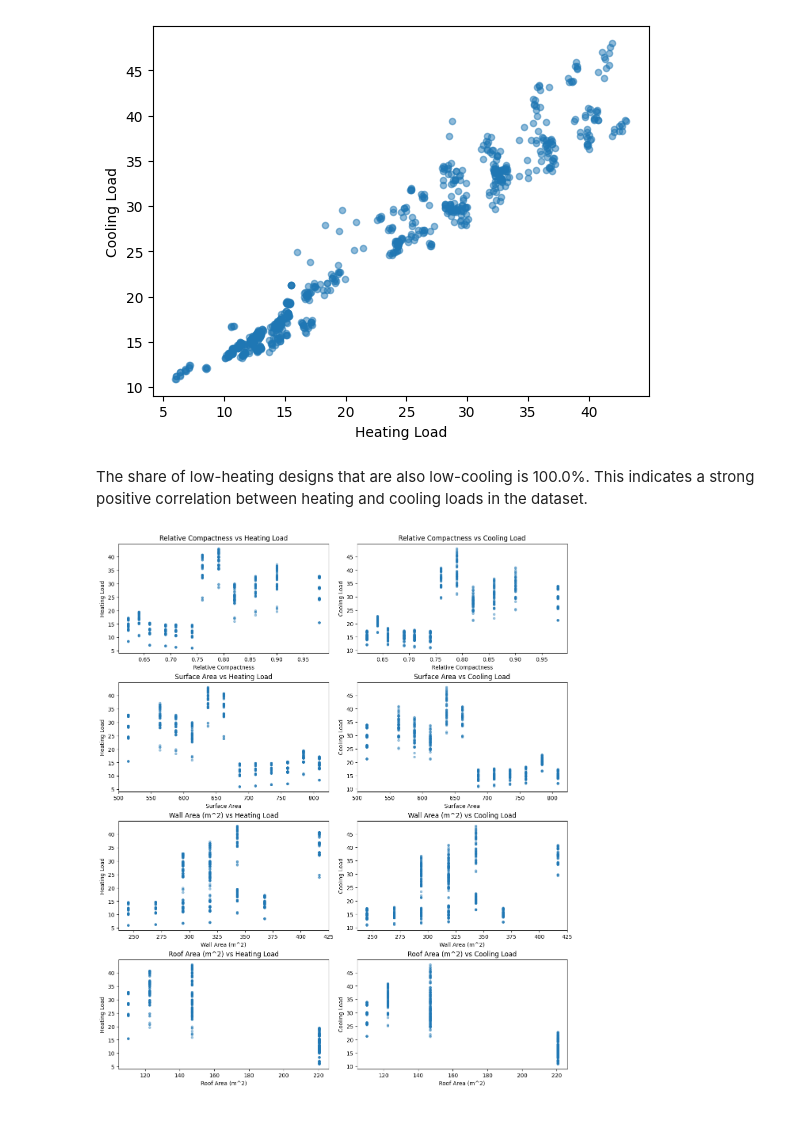
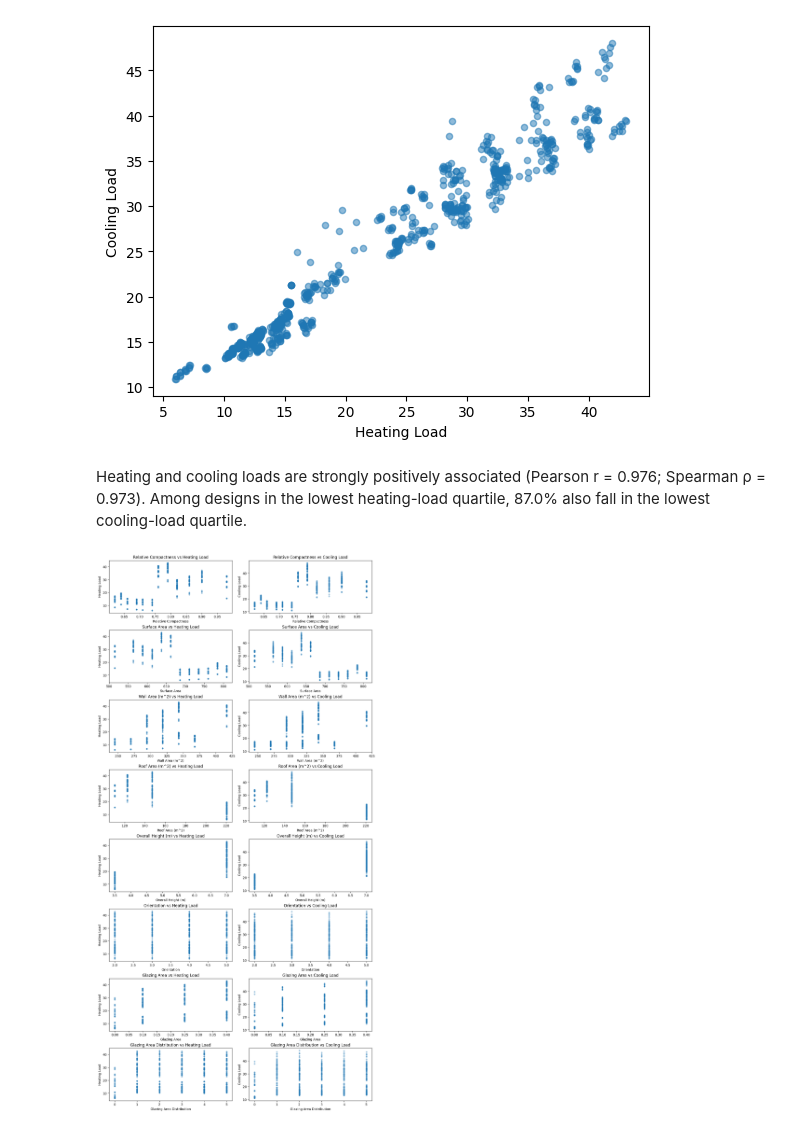
Before and after one commit to Ahmed-Honorbound/DS_Final_Project, a Jupyter notebook: processing.ipynb, the cells around one changed output. Saved outputs shown, nothing was run; the diff lists cells and outputs as text; code cells hidden in the pictures.

```diff
--- a/processing.ipynb
+++ b/processing.ipynb
@@ -26,7 +26,7 @@ df.rename(columns={'X1':'Relative Compactness',
                     'X4':'Roof Area (m^2)',
                     'X5':'Overall Height (m)',
                     'X6':'Orientation',
-                    'X7':'Glazing Area (m^2)',
+                    'X7':'Glazing Area',
                     'X8':'Glazing Area Distribution',
                     'Y1':'Heating Load',
                     'Y2':'Cooling Load'},
@@ -184,31 +166,34 @@ print(
 | Cooling Load | 0.972689 | 1.000000 |
 Share of low-heating designs also low-cooling: 87.0%
 [figure]
-# %% [markdown]
-The share of low-heating designs that are also low-cooling is 100.0%. This indicates a strong positive correlation between heating and cooling loads in the dataset.
+# %% [markdown]
+Heating and cooling loads are strongly positively associated (Pearson r = 0.976; Spearman ρ = 0.973). Among designs in the lowest heating-load quartile, 87.0% also fall in the lowest cooling-load quartile.
 # %%
-features = [
-    'Relative Compactness',
-    'Surface Area',
-    'Wall Area (m^2)',
-    'Roof Area (m^2)'
+features = ['Relative Compactness',
+                    'Surface Area',
+                    'Wall Area (m^2)',
+                    'Roof Area (m^2)',
+                    'Overall Height (m)',
+                    'Orientation',
+                    'Glazing Area',
+                    'Glazing Area Distribution'
 ]
 targets = ['Heating Load', 'Cooling Load']
 
 fig, axes = plt.subplots(
     len(features), 2,
-    figsize=(12, 14),
+    figsize=(12, 3 * len(features)),
     constrained_layout=True
 )
 
 for row, feature in enumerate(features):
     for col, target in enumerate(targets):
         ax = axes[row, col]
         ax.scatter(df[feature], df[target], alpha=0.4, s=15)
         ax.set_xlabel(feature)
         ax.set_ylabel(target)
         ax.set_title(f'{feature} vs {target}')
 
 plt.show()
 # %% [output]
-[figure, old version]
+[figure, new version]
```
Also changed, not shown: parts of 12 cells of this notebook.
